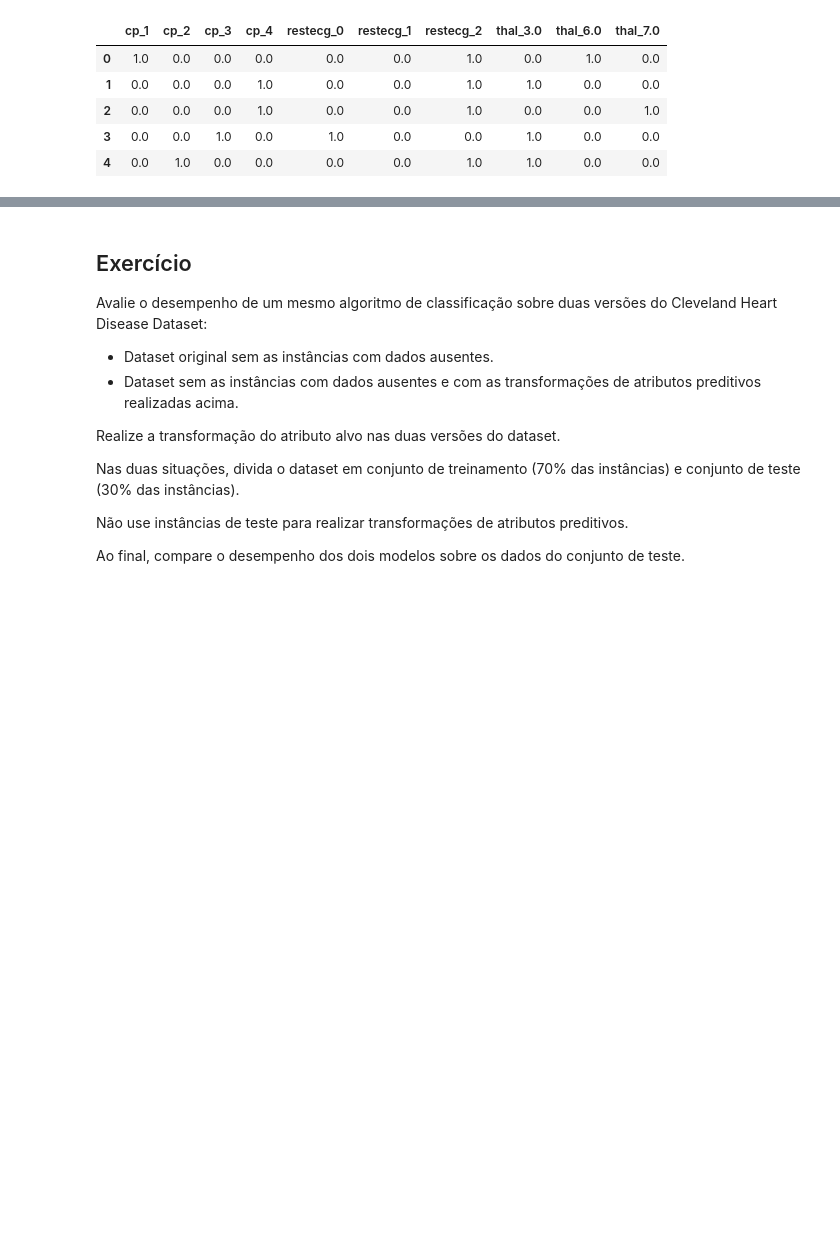
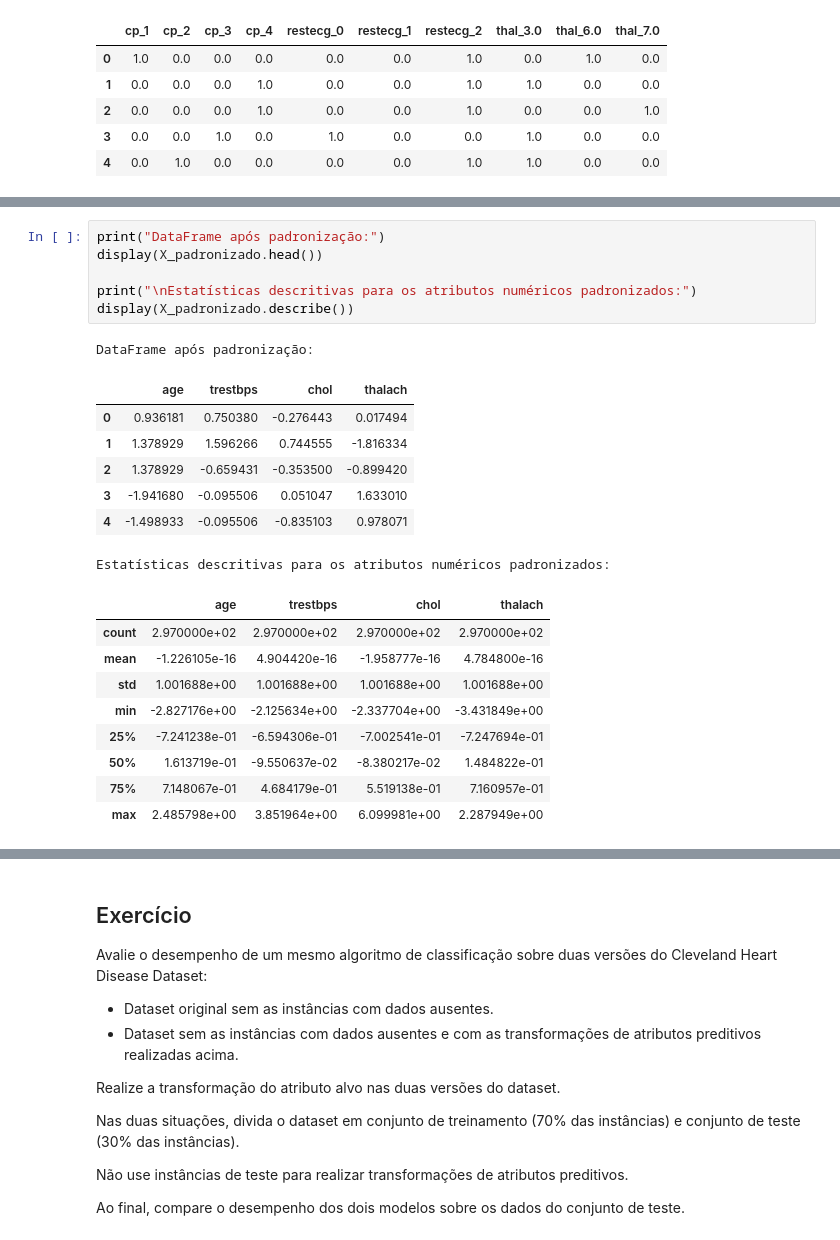
Before and after one commit to alexlimatds/esp_introducao_am, a Jupyter notebook: 04_caracterizacao_e_pre_processamento_de_dados.ipynb, the cells around one changed output, grey strips where cells are left out. Drawn from its saved outputs; the diff is of its cells as text; blank space fills up the shorter version.

```diff
--- a/04_caracterizacao_e_pre_processamento_de_dados.ipynb
+++ b/04_caracterizacao_e_pre_processamento_de_dados.ipynb
@@ -477,3 +550,27 @@ Estatísticas descritivas para os atributos numéricos normalizados:
+# %%
+print("DataFrame após padronização:")
+display(X_padronizado.head())
+
+print("\nEstatísticas descritivas para os atributos numéricos padronizados:")
+display(X_padronizado.describe())
+# %% [output]
+DataFrame após padronização:
+|  | age | trestbps | chol | thalach |
+| 0 | 0.936181 | 0.750380 | -0.276443 | 0.017494 |
+| 1 | 1.378929 | 1.596266 | 0.744555 | -1.816334 |
+| 2 | 1.378929 | -0.659431 | -0.353500 | -0.899420 |
+| 3 | -1.941680 | -0.095506 | 0.051047 | 1.633010 |
+| 4 | -1.498933 | -0.095506 | -0.835103 | 0.978071 |
+Estatísticas descritivas para os atributos numéricos padronizados:
+|  | age | trestbps | chol | thalach |
+| count | 2.970000e+02 | 2.970000e+02 | 2.970000e+02 | 2.970000e+02 |
+| mean | -1.226105e-16 | 4.904420e-16 | -1.958777e-16 | 4.784800e-16 |
+| std | 1.001688e+00 | 1.001688e+00 | 1.001688e+00 | 1.001688e+00 |
+| min | -2.827176e+00 | -2.125634e+00 | -2.337704e+00 | -3.431849e+00 |
+| 25% | -7.241238e-01 | -6.594306e-01 | -7.002541e-01 | -7.247694e-01 |
+| 50% | 1.613719e-01 | -9.550637e-02 | -8.380217e-02 | 1.484822e-01 |
+| 75% | 7.148067e-01 | 4.684179e-01 | 5.519138e-01 | 7.160957e-01 |
+| max | 2.485798e+00 | 3.851964e+00 | 6.099981e+00 | 2.287949e+00 |
 # %%
 # Criando uma cópia de X_pos sem as colunas transformadas
 X_pos_dropped = X_pos.drop(columns=['cp', 'restecg', 'thal', 'age', 'trestbps', 'chol', 'thalach', 'oldpeak', 'ca'])
```
Also changed, not shown: parts of 13 cells of this notebook.
